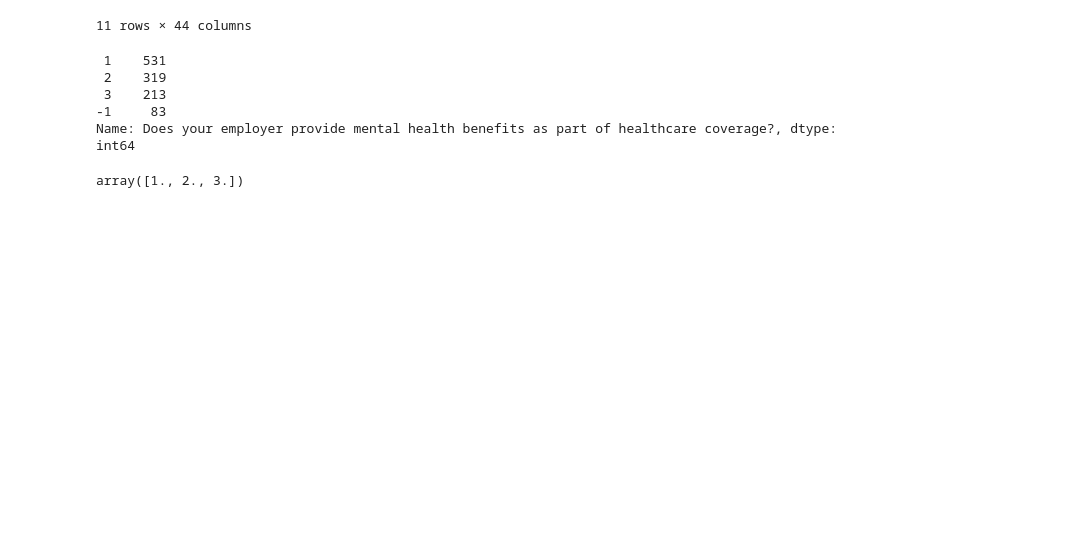
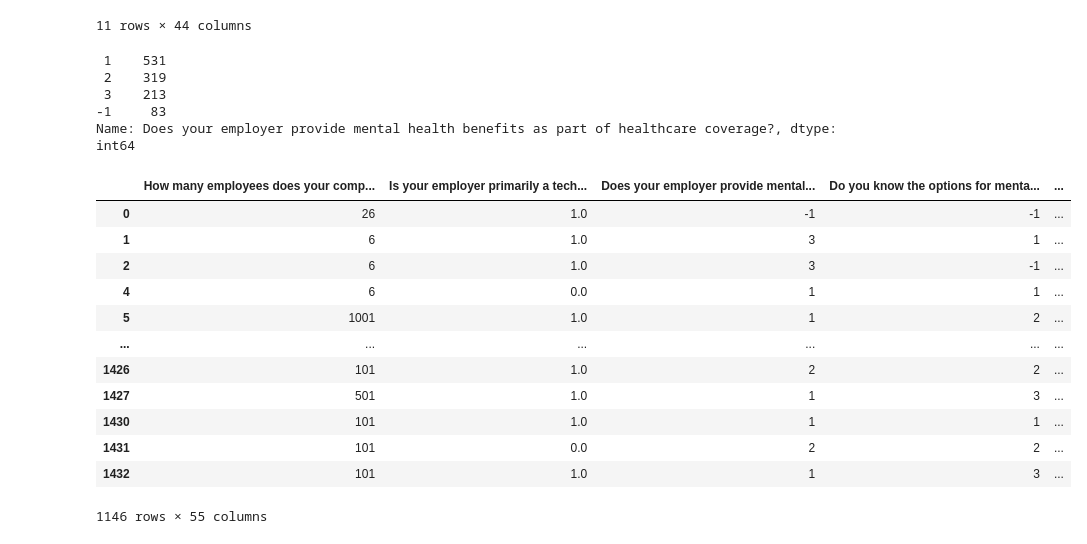
Before and after one commit to timlanwong/datathon, a Jupyter notebook: Datathon.ipynb, the cells around one changed output. Cells and saved outputs as stored; diff of their text form; code cells hidden in the pictures; blank space fills up the shorter version.

Commit message:
split positions

```diff
--- a/Datathon.ipynb
+++ b/Datathon.ipynb
@@ -596,7 +596,28 @@ df4['Does your employer provide mental health benefits as part of healthcare cov
  3    213
 -1     83
 Name: Does your employer provide mental health benefits as part of healthcare coverage?, dtype: int64
-# %%
-df4['What is your gender?'].unique()
-# %% [output]
-array([1., 2., 3.])
+# %%
+df4['Which of the following best describes your work position?'].unique()
+positions = ['Front-end Developer', 'Back-end Developer', 'DevOps/SysAdmin', 'Dev Evangelist/Advocate', 'One-person shop', 'Executive Leadership', 'Supervisor/Team Lead', 'Other', 'HR', 'Sales', 'Support']
+for k in range(len(positions)):
+    df4[positions[k]] = 0
+
+for i, r in df4.iterrows():
+    for k in range(len(positions)):
+        if positions[k] in r['Which of the following best describes your work position?']:
+            df4.loc[i, positions[k]] = 1
+df4
+# %% [output]
+|  | How many employees does your comp... | Is your employer primarily a tech... | Does your employer provide mental... | Do you know the options for menta... | ... |
+| 0 | 26 | 1.0 | -1 | -1 | ... |
+| 1 | 6 | 1.0 | 3 | 1 | ... |
+| 2 | 6 | 1.0 | 3 | -1 | ... |
+| 4 | 6 | 0.0 | 1 | 1 | ... |
+| 5 | 1001 | 1.0 | 1 | 2 | ... |
+| ... | ... | ... | ... | ... | ... |
+| 1426 | 101 | 1.0 | 2 | 2 | ... |
+| 1427 | 501 | 1.0 | 1 | 3 | ... |
+| 1430 | 101 | 1.0 | 1 | 1 | ... |
+| 1431 | 101 | 0.0 | 2 | 2 | ... |
+| 1432 | 101 | 1.0 | 1 | 3 | ... |
+1146 rows × 55 columns
```
